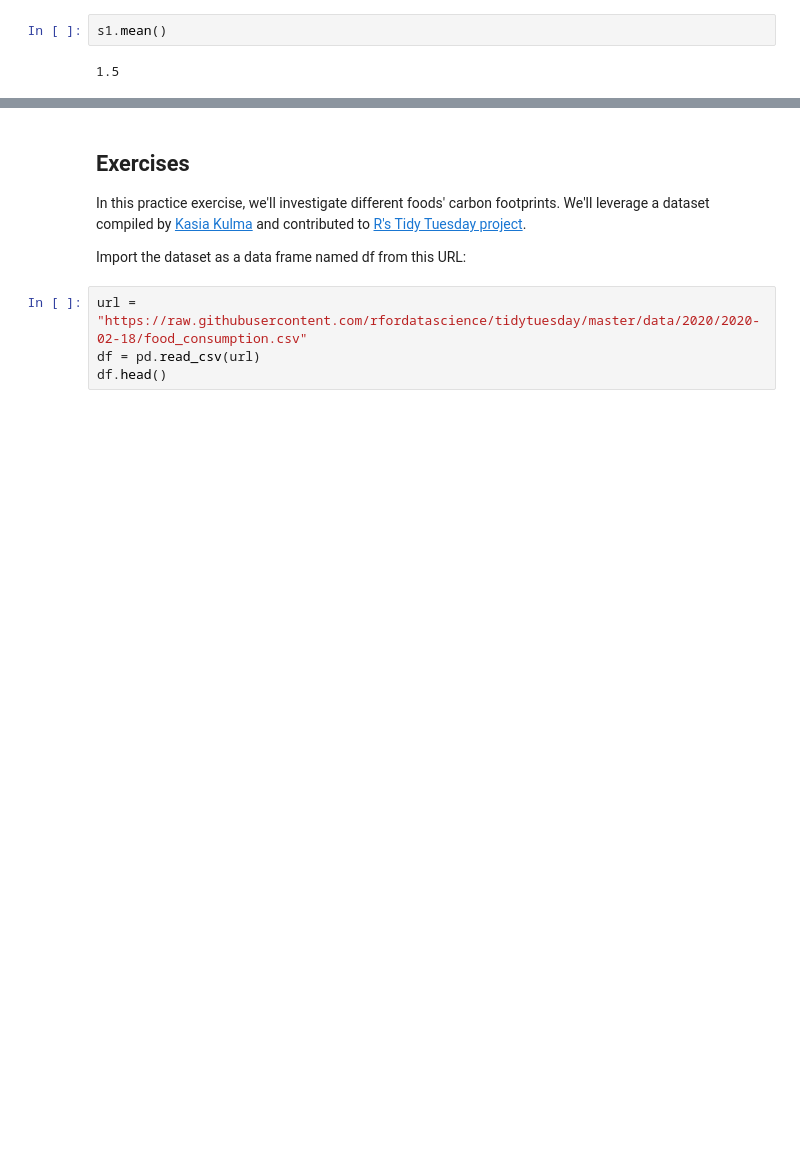
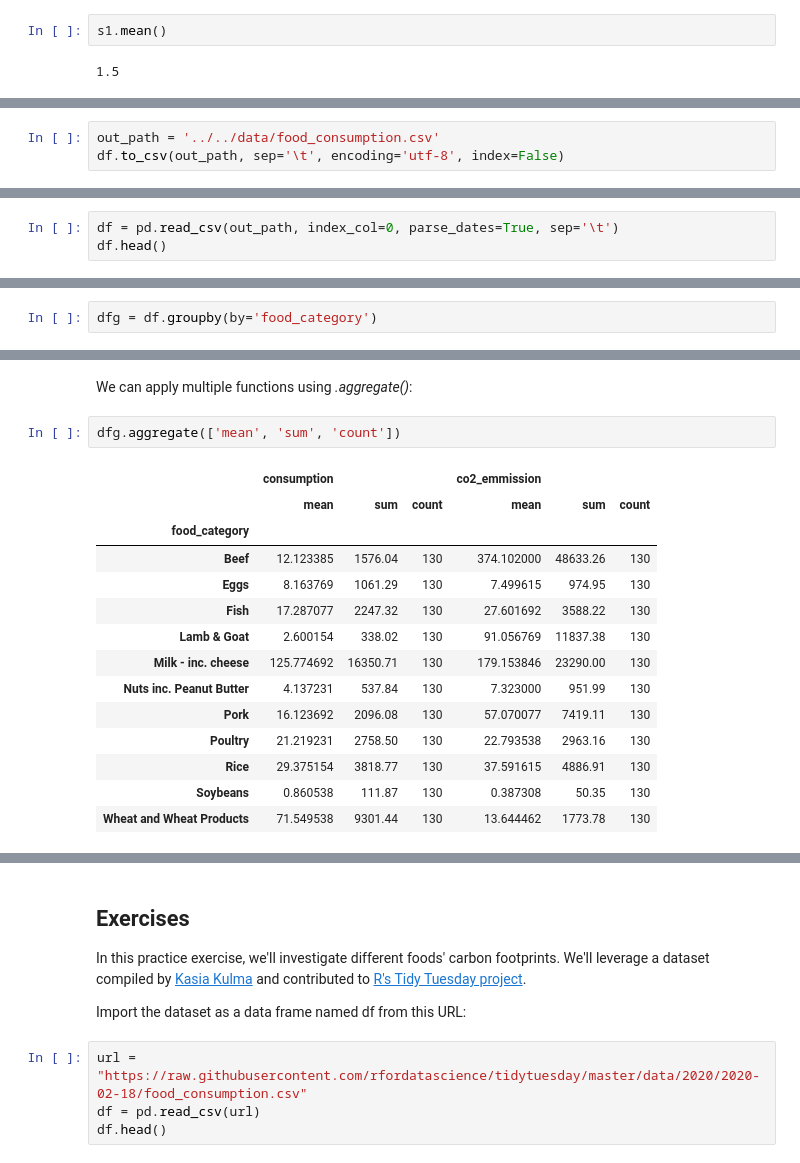
Before and after one commit to strvcom/ds-academy, a Jupyter notebook: lectures/02_lecture/pandas_basics.ipynb, the cells around one changed output, grey strips where cells are left out. Drawn from its saved outputs; the diff is of its cells as text; blank space fills up the shorter version.

```diff
--- a/lectures/02_lecture/pandas_basics.ipynb
+++ b/lectures/02_lecture/pandas_basics.ipynb
@@ -193,0 +338,3 @@ s1.mean()
+# %%
+out_path = '../../data/food_consumption.csv'
+df.to_csv(out_path, sep='\t', encoding='utf-8', index=False)
@@ -193,0 +343,3 @@ s1.mean()
+# %%
+df = pd.read_csv(out_path, index_col=0, parse_dates=True, sep='\t')
+df.head()
@@ -193,0 +450,2 @@ s1.mean()
+# %%
+dfg = df.groupby(by='food_category')
@@ -193,0 +488,19 @@ s1.mean()
+# %% [markdown]
+We can apply multiple functions using _.aggregate()_:
+# %%
+dfg.aggregate(['mean', 'sum', 'count'])
+# %% [output]
+|  | consumption |  |  | co2_emmission |  |  |
+|  | mean | sum | count | mean | sum | count |
+| food_category |  |  |  |  |  |  |
+| Beef | 12.123385 | 1576.04 | 130 | 374.102000 | 48633.26 | 130 |
+| Eggs | 8.163769 | 1061.29 | 130 | 7.499615 | 974.95 | 130 |
+| Fish | 17.287077 | 2247.32 | 130 | 27.601692 | 3588.22 | 130 |
+| Lamb & Goat | 2.600154 | 338.02 | 130 | 91.056769 | 11837.38 | 130 |
+| Milk - inc. cheese | 125.774692 | 16350.71 | 130 | 179.153846 | 23290.00 | 130 |
+| Nuts inc. Peanut Butter | 4.137231 | 537.84 | 130 | 7.323000 | 951.99 | 130 |
+| Pork | 16.123692 | 2096.08 | 130 | 57.070077 | 7419.11 | 130 |
+| Poultry | 21.219231 | 2758.50 | 130 | 22.793538 | 2963.16 | 130 |
+| Rice | 29.375154 | 3818.77 | 130 | 37.591615 | 4886.91 | 130 |
+| Soybeans | 0.860538 | 111.87 | 130 | 0.387308 | 50.35 | 130 |
+| Wheat and Wheat Products | 71.549538 | 9301.44 | 130 | 13.644462 | 1773.78 | 130 |
```
Also changed, not shown: parts of 69 cells of this notebook, 3 other files.
